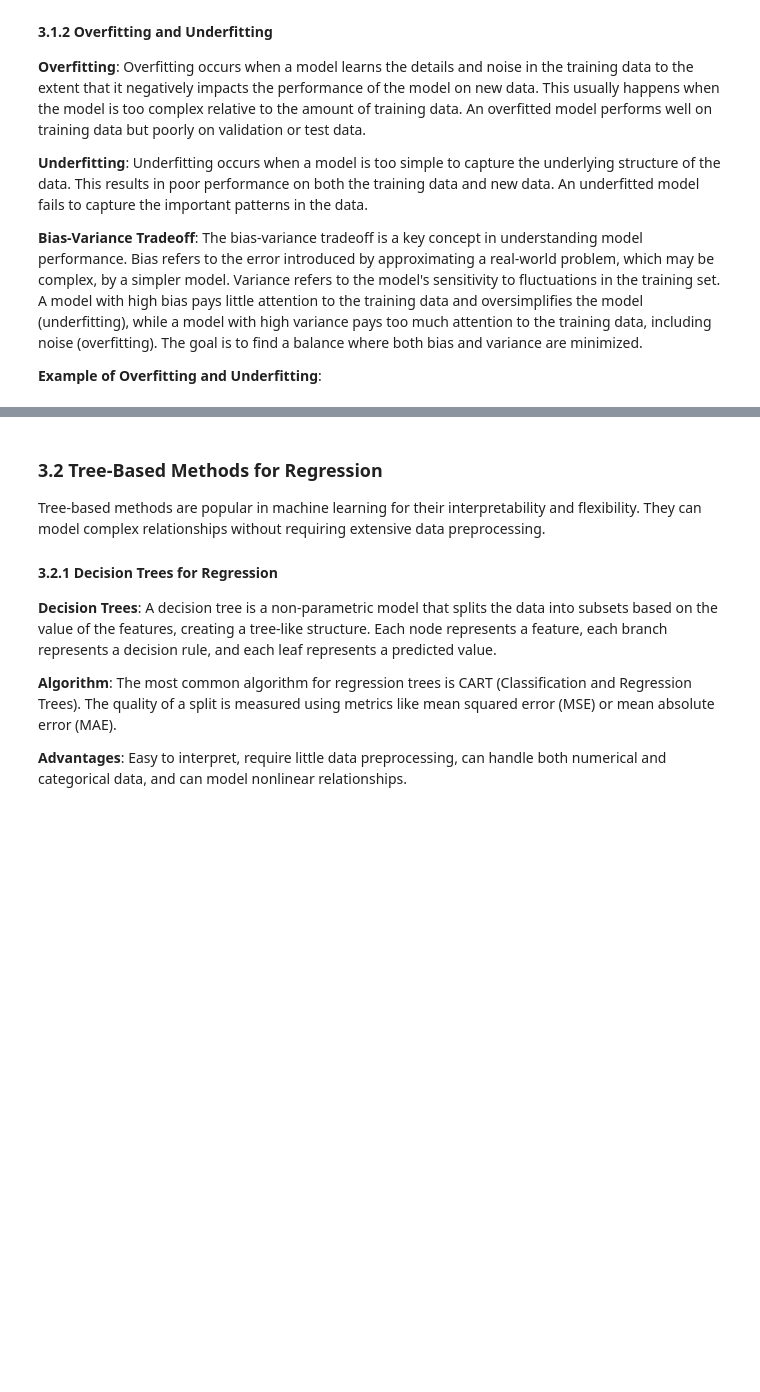
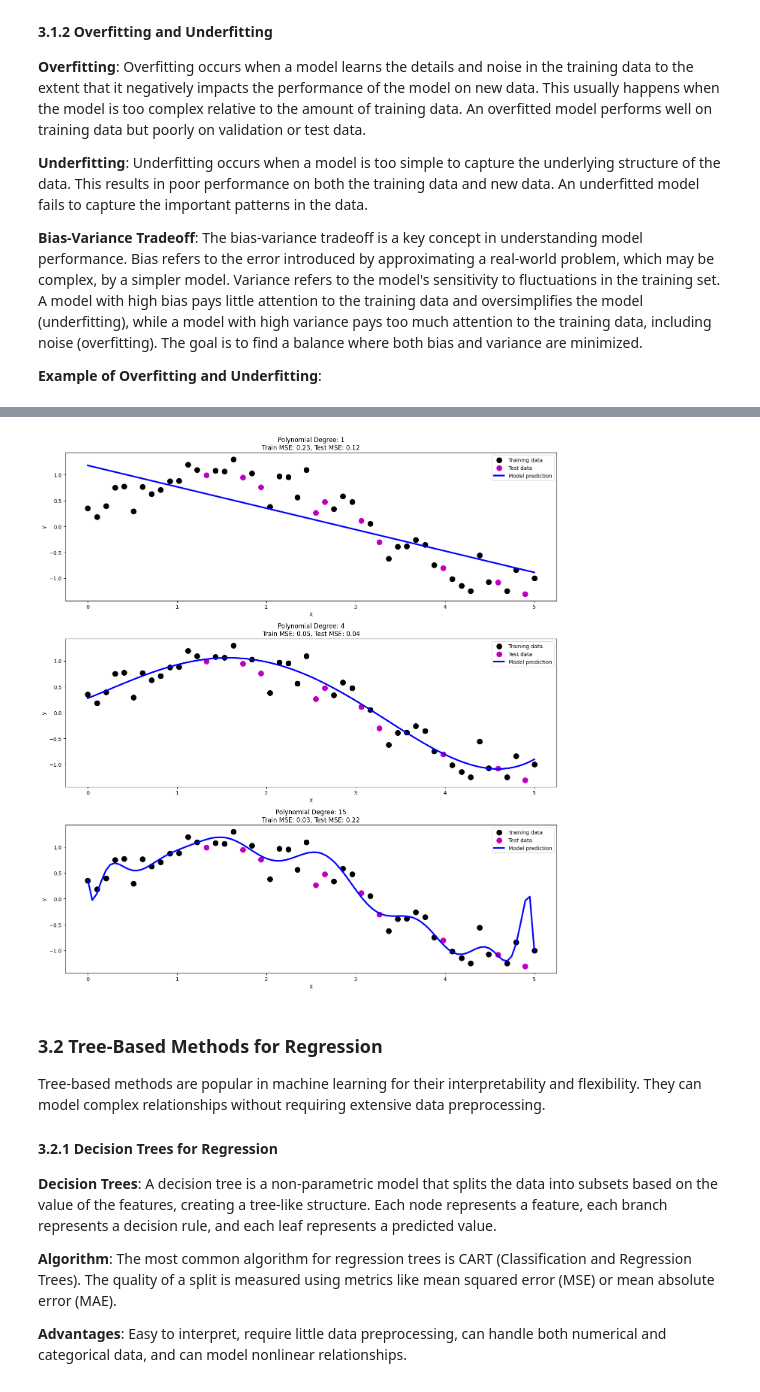
Before and after one commit to dcacciarelli/my-causality-book, a Jupyter notebook: _build/jupyter_execute/notebooks/review_ML.ipynb, the cells around one changed output, grey strips where cells are left out. Saved outputs shown, nothing was run; the diff lists cells and outputs as text; code cells hidden in the pictures; blank space fills up the shorter version.

```diff
--- a/_build/jupyter_execute/notebooks/review_ML.ipynb
+++ b/_build/jupyter_execute/notebooks/review_ML.ipynb
@@ -194,3 +29,55 @@ plot_model((100,), 10000, X_train, y_train, X_test, y_test, title='Overfitting')
+# %%
+import numpy as np
+import matplotlib.pyplot as plt
+from sklearn.model_selection import train_test_split
+from sklearn.preprocessing import PolynomialFeatures
+from sklearn.linear_model import LinearRegression
+from sklearn.metrics import mean_squared_error
+
+# Generate synthetic data
+np.random.seed(0)
+X = np.linspace(0, 5, num=50).reshape(-1, 1)
+y = np.sin(X).ravel() + np.random.randn(50) * 0.2
+
+# Split data into training and test sets
+X_train, X_test, y_train, y_test = train_test_split(X, y, test_size=0.2, random_state=42)
+
+# Function to plot model
+def plot_models(degrees, X_train, y_train, X_test, y_test):
+    plt.figure(figsize=(14, 15))
+
+    for i, degree in enumerate(degrees, start=1):
+        polynomial_features = PolynomialFeatures(degree=degree)
+        X_train_poly = polynomial_features.fit_transform(X_train)
+        X_test_poly = polynomial_features.fit_transform(X_test)
+
+        model = LinearRegression()
+        model.fit(X_train_poly, y_train)
+        y_train_pred = model.predict(X_train_poly)
+        y_test_pred = model.predict(X_test_poly)
+
+        # Plotting the fitted line using the whole range of X for a smoother curve
+        X_plot = np.linspace(X.min(), X.max(), 100).reshape(-1, 1)
+        X_plot_poly = polynomial_features.transform(X_plot)
+        y_plot_pred = model.predict(X_plot_poly)
+
+        plt.subplot(len(degrees), 1, i)
+        plt.scatter(X_train, y_train, label='Training data', c='k', s=100)
+        plt.scatter(X_test, y_test, label='Test data', c='m', s=100)
+        plt.plot(X_plot, y_plot_pred, color='b', label='Model prediction', lw=3)
+        plt.title(f'Polynomial Degree: {degree}\nTrain MSE: {mean_squared_error(y_train, y_train_pred):.2f}, Test MSE: {mean_squared_error(y_test, y_test_pred):.2f}')
+        plt.xlabel('X')
+        plt.ylabel('y')
+        plt.legend()
+
+    plt.tight_layout()
+    plt.show()
+
+# Plotting models
+degrees = [1, 4, 15]
+plot_models(degrees, X_train, y_train, X_test, y_test)  # Underfitting, Good fit, Overfitting
+# %% [output]
+[figure, added]
 # %% [markdown]
 ### 3.2 Tree-Based Methods for Regression
 
```
Also changed, not shown: parts of 3 cells of this notebook, 24 other files.
